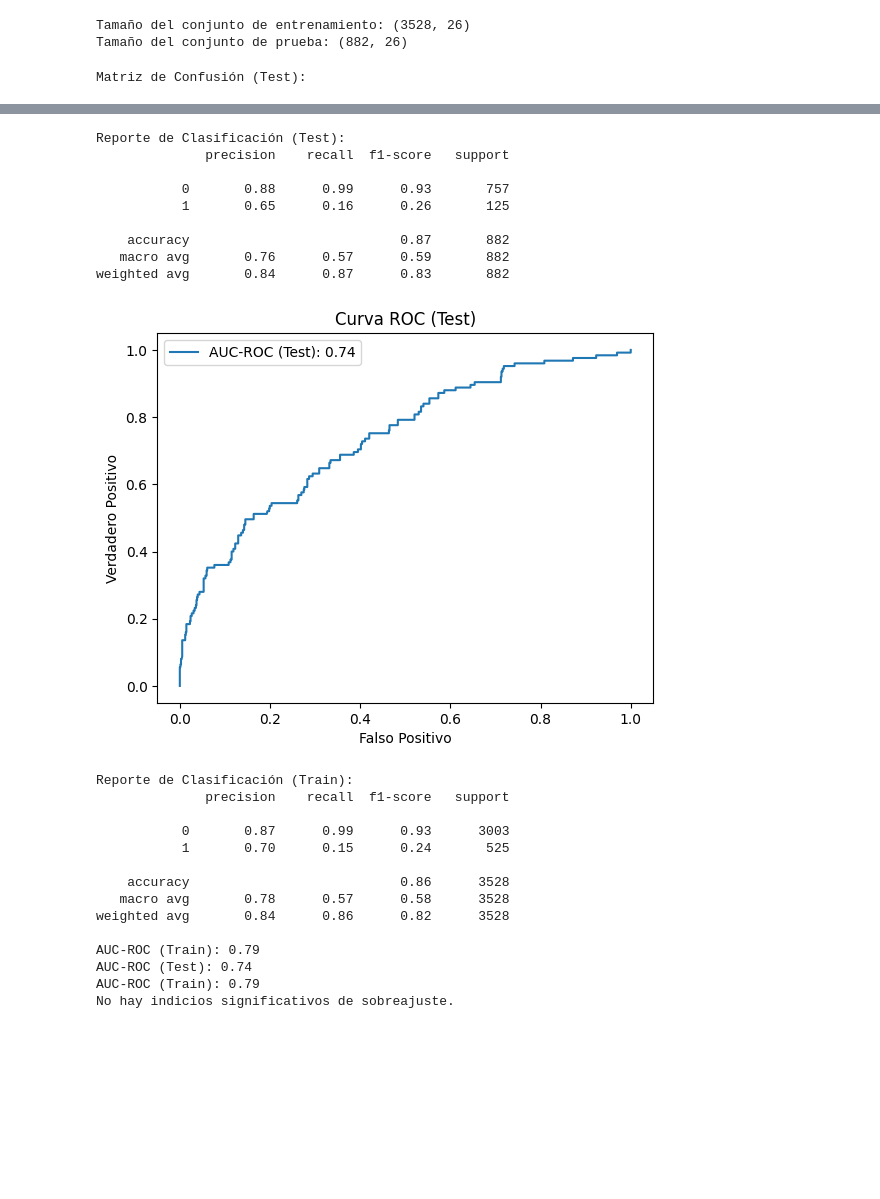
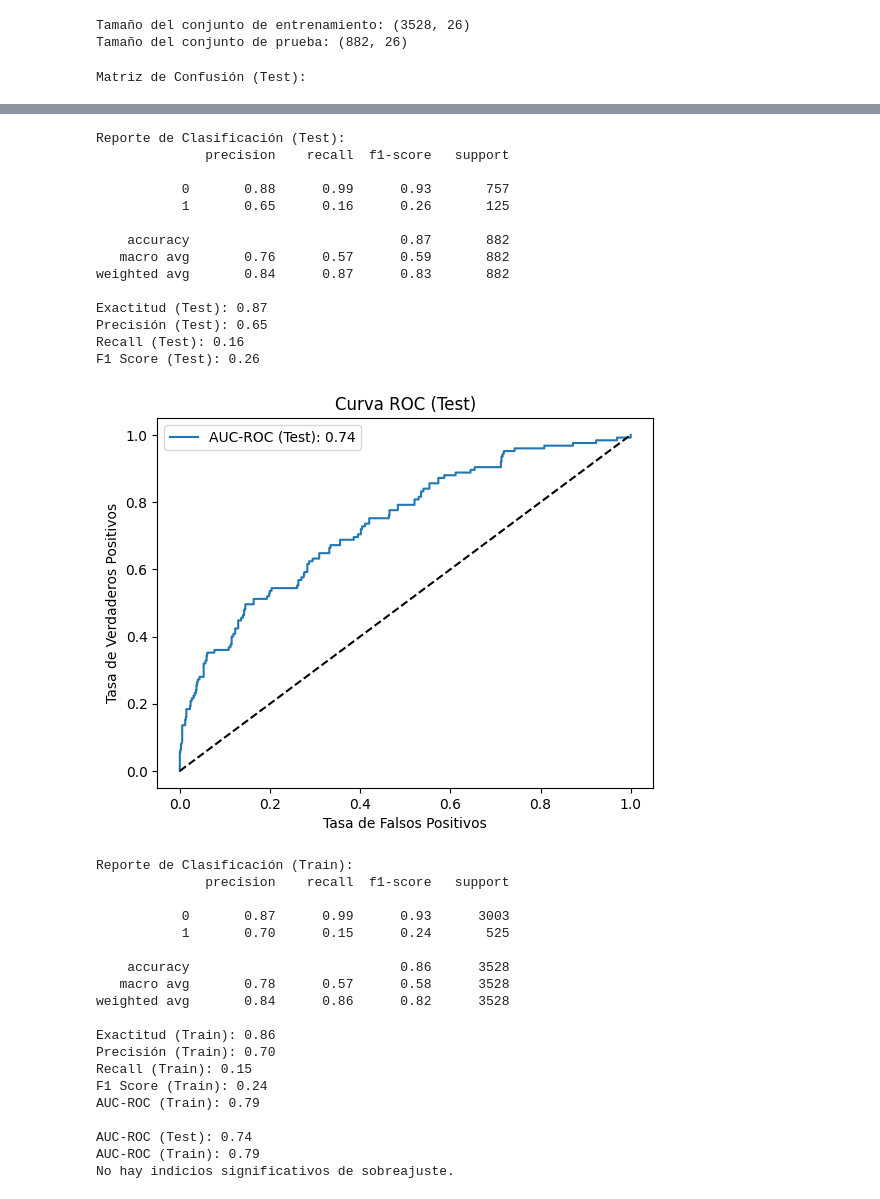
Before and after one commit to salsaimon/proyecto_recursoshumanos, a Jupyter notebook: c_modelos.ipynb, the cells around one changed output, grey strips where cells are left out. Drawn from its saved outputs; the diff is of its cells as text; code cells hidden in the pictures; blank space fills up the shorter version.

```diff
--- a/c_modelos.ipynb
+++ b/c_modelos.ipynb
@@ -212,7 +220,8 @@ Tamaño del conjunto de entrenamiento: (3528, 26)
 Tamaño del conjunto de prueba: (882, 26)
 # %%
 from sklearn.linear_model import LogisticRegression
-from sklearn.metrics import classification_report, confusion_matrix, roc_auc_score, roc_curve, ConfusionMatrixDisplay
+from sklearn.metrics import classification_report, confusion_matrix, roc_auc_score, roc_curve, ConfusionMatrixDisplay, accuracy_score, precision_score, recall_score, f1_score
+from sklearn.preprocessing import StandardScaler
 import matplotlib.pyplot as plt
 
 # Estandarizar las características de los conjuntos de entrenamiento y prueba
@@ -243,44 +252,70 @@ plt.show()
 print("\nReporte de Clasificación (Test):")
 print(classification_report(y_test, y_test_pred))
 
+# Cálculo explícito de métricas en el conjunto de prueba
+accuracy_test = accuracy_score(y_test, y_test_pred)
+precision_test = precision_score(y_test, y_test_pred)
+recall_test = recall_score(y_test, y_test_pred)
+f1_test = f1_score(y_test, y_test_pred)
+print(f"Exactitud (Test): {accuracy_test:.2f}")
+print(f"Precisión (Test): {precision_test:.2f}")
+print(f"Recall (Test): {recall_test:.2f}")
+print(f"F1 Score (Test): {f1_test:.2f}")
+
 # AUC-ROC en el conjunto de prueba
 roc_auc_test = roc_auc_score(y_test, y_test_prob)
 fpr, tpr, thresholds = roc_curve(y_test, y_test_prob)
 plt.plot(fpr, tpr, label=f"AUC-ROC (Test): {roc_auc_test:.2f}")
-plt.xlabel('Falso Positivo')
-plt.ylabel('Verdadero Positivo')
+plt.plot([0, 1], [0, 1], 'k--')  # Línea diagonal
+plt.xlabel('Tasa de Falsos Positivos')
+plt.ylabel('Tasa de Verdaderos Positivos')
 plt.title('Curva ROC (Test)')
 plt.legend()
 plt.show()
 
 # Métricas de entrenamiento para detectar sobreajuste
 print("\nReporte de Clasificación (Train):")
 print(classification_report(y_train, y_train_pred))
 
+# Cálculo explícito de métricas en el conjunto de entrenamiento
+accuracy_train = accuracy_score(y_train, y_train_pred)
+precision_train = precision_score(y_train, y_train_pred)
+recall_train = recall_score(y_train, y_train_pred)
+f1_train = f1_score(y_train, y_train_pred)
+print(f"Exactitud (Train): {accuracy_train:.2f}")
+print(f"Precisión (Train): {precision_train:.2f}")
+print(f"Recall (Train): {recall_train:.2f}")
+print(f"F1 Score (Train): {f1_train:.2f}")
+
 roc_auc_train = roc_auc_score(y_train, y_train_prob)
 print(f"AUC-ROC (Train): {roc_auc_train:.2f}")
 
 # Evaluación de sobreajuste
-print(f"AUC-ROC (Test): {roc_auc_test:.2f}")
+print(f"\nAUC-ROC (Test): {roc_auc_test:.2f}")
 print(f"AUC-ROC (Train): {roc_auc_train:.2f}")
 
 if abs(roc_auc_train - roc_auc_test) > 0.05:
     print("Posible sobreajuste detectado.")
 else:
     print("No hay indicios significativos de sobreajuste.")
 # %% [output]
 Matriz de Confusión (Test):
 [figure]
 Reporte de Clasificación (Test):
               precision    recall  f1-score   support
 
            0       0.88      0.99      0.93       757
            1       0.65      0.16      0.26       125
 
     accuracy                           0.87       882
    macro avg       0.76      0.57      0.59       882
 weighted avg       0.84      0.87      0.83       882
+
+Exactitud (Test): 0.87
+Precisión (Test): 0.65
+Recall (Test): 0.16
+F1 Score (Test): 0.26
-[figure, old version]
+[figure, new version]
 Reporte de Clasificación (Train):
               precision    recall  f1-score   support
 
@@ -291,7 +326,12 @@ Reporte de Clasificación (Train):
    macro avg       0.78      0.57      0.58      3528
 weighted avg       0.84      0.86      0.82      3528
 
+Exactitud (Train): 0.86
+Precisión (Train): 0.70
+Recall (Train): 0.15
+F1 Score (Train): 0.24
 AUC-ROC (Train): 0.79
+
 AUC-ROC (Test): 0.74
 AUC-ROC (Train): 0.79
 No hay indicios significativos de sobreajuste.
```
Also changed, not shown: parts of 12 cells of this notebook.
